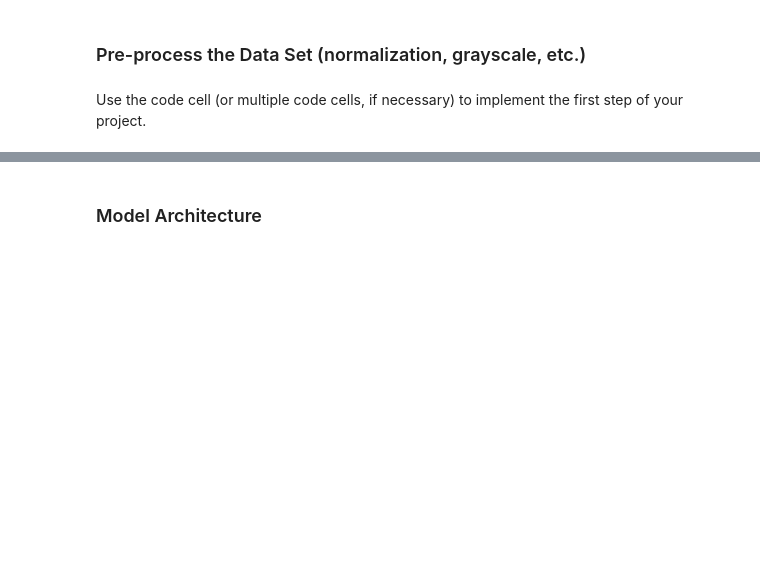
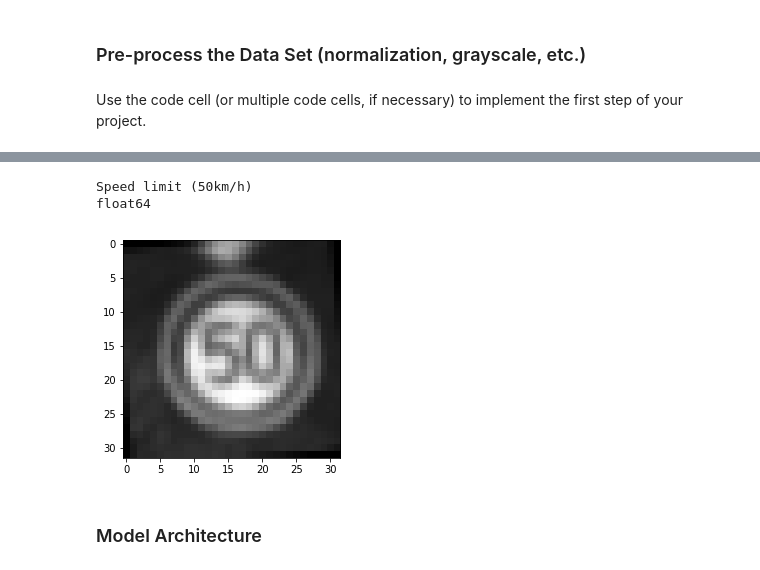
Before and after one commit to baninho/CarND-P2, a Jupyter notebook: Traffic_Sign_Classifier.ipynb, the cells around one changed output, grey strips where cells are left out. Cells and saved outputs as stored; diff of their text form; code cells hidden in the pictures; blank space fills up the shorter version.

```diff
--- a/Traffic_Sign_Classifier.ipynb
+++ b/Traffic_Sign_Classifier.ipynb
@@ -219,3 +219,12 @@ print(y_train[0:20])
+# %%
+i = random.randrange(X_train.shape[0])
+plt.imshow(X_train[i,:,:,0], cmap='gray')
+print(get_sign_name(y_train[i]))
+print(X_train[i,:,:,0].dtype)
+# %% [output]
+Speed limit (50km/h)
+float64
+[figure, added]
 # %% [markdown]
 ### Model Architecture
 # %%
```
Also changed, not shown: parts of 17 cells of this notebook, 7 other files.
